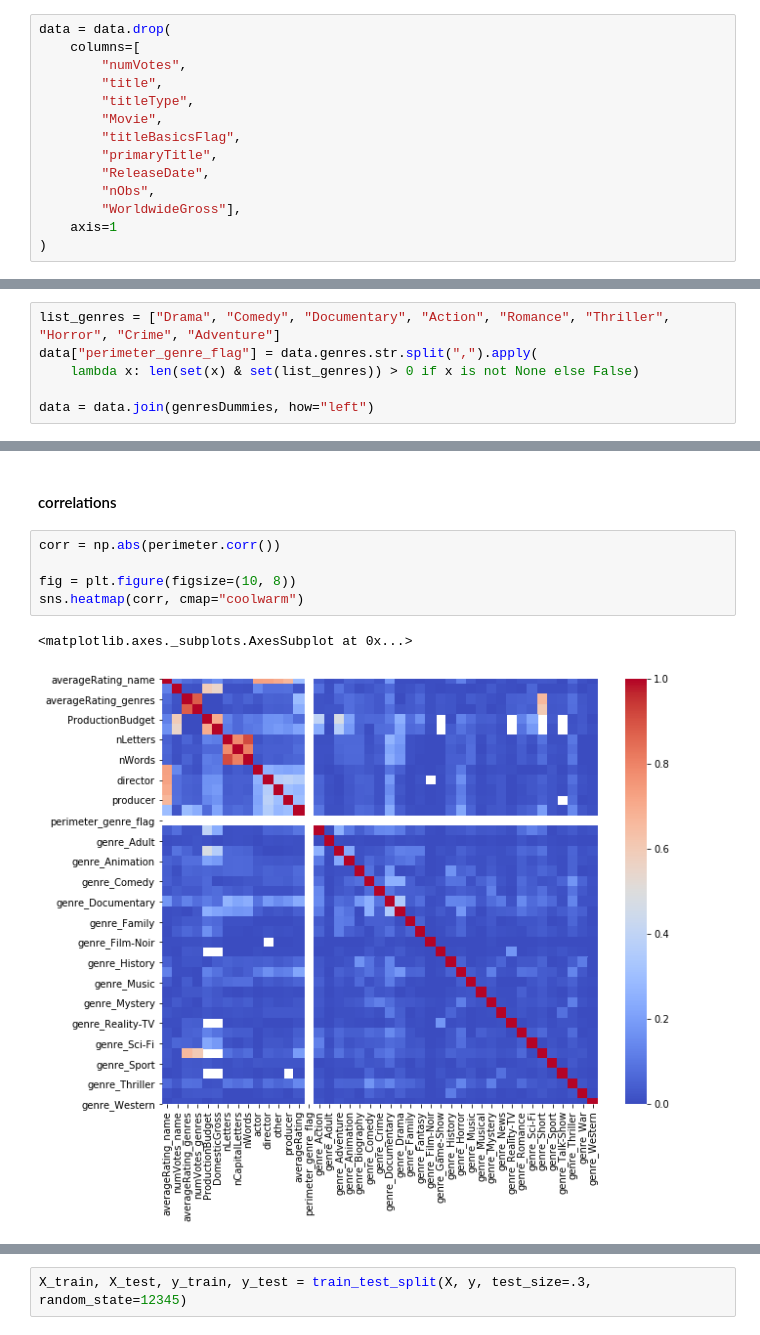
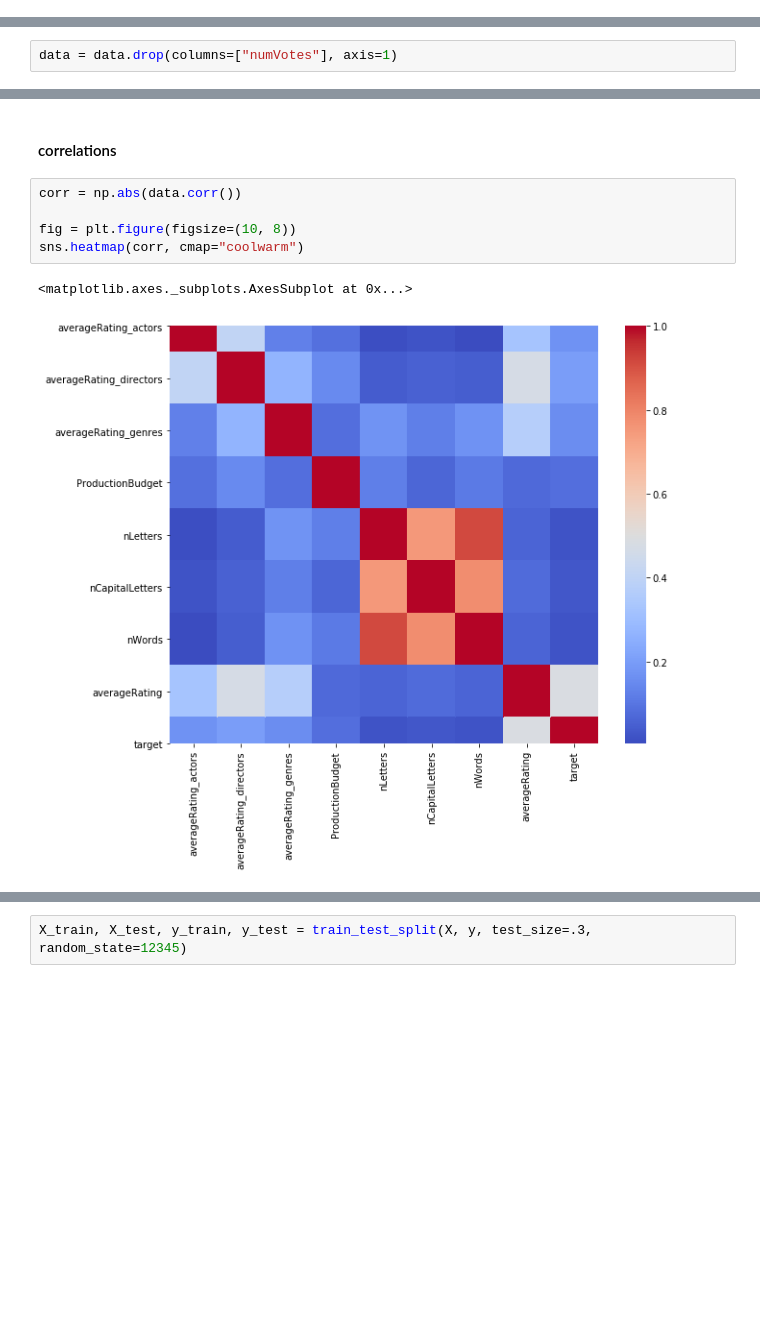
Before and after one commit to michaeltouze/datasciencest-movie, a Jupyter notebook: src/Modeling.ipynb, the cells around one changed output, grey strips where cells are left out. Saved outputs shown, nothing was run; the diff lists cells and outputs as text; blank space fills up the shorter version.

```diff
--- a/src/Modeling.ipynb
+++ b/src/Modeling.ipynb
@@ -6,20 +6,6 @@ import os
 # Perimeter
 # %%
 data = pd.read_parquet("../data/edited_data/modeling/data")
-# %%
-data = data.drop(
-    columns=[
-        "numVotes",
-        "title",
-        "titleType",
-        "Movie",
-        "titleBasicsFlag",
-        "primaryTitle",
-        "ReleaseDate",
-        "nObs",
-        "WorldwideGross"],
-    axis=1
-)
 # %%
 data.info()
 # %% [output]
@@ -55,0 +27,2 @@ data.head()
+# %%
+data = data.drop(columns=["numVotes"], axis=1)
@@ -100,6 +40,0 @@ genresDummies.head()
-# %%
-list_genres = ["Drama", "Comedy", "Documentary", "Action", "Romance", "Thriller", "Horror", "Crime", "Adventure"]
-data["perimeter_genre_flag"] = data.genres.str.split(",").apply(
-    lambda x: len(set(x) & set(list_genres)) > 0 if x is not None else False)
-
-data = data.join(genresDummies, how="left")
@@ -130,10 +46,10 @@ perimeter = data[data["perimeter_genre_flag"]]
 # %% [markdown]
 #### correlations
 # %%
-corr = np.abs(perimeter.corr())
+corr = np.abs(data.corr())
 
 fig = plt.figure(figsize=(10, 8))
 sns.heatmap(corr, cmap="coolwarm")
 # %% [output]
 <matplotlib.axes._subplots.AxesSubplot at 0x...>
-[figure, old version]
+[figure, new version]
```
Also changed, not shown: parts of 44 cells of this notebook, 3 other files.
